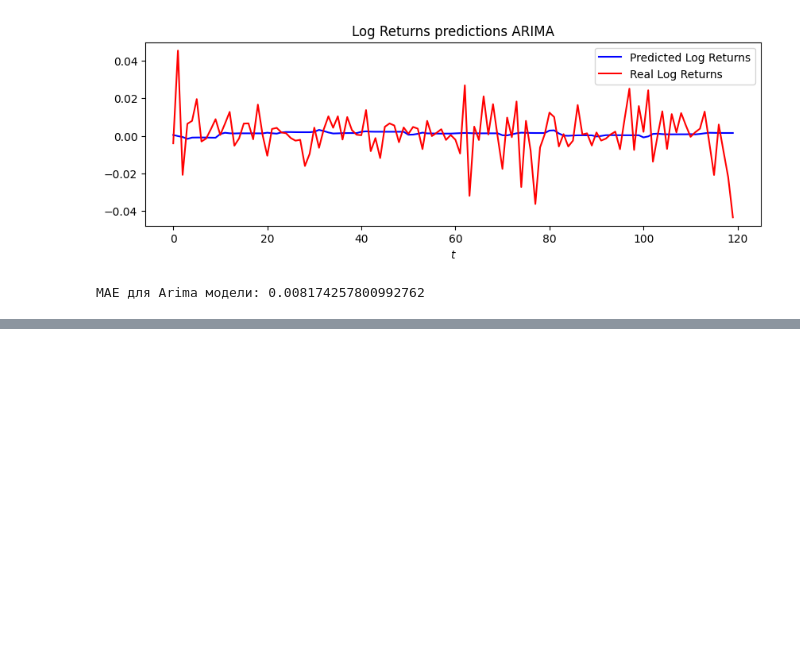
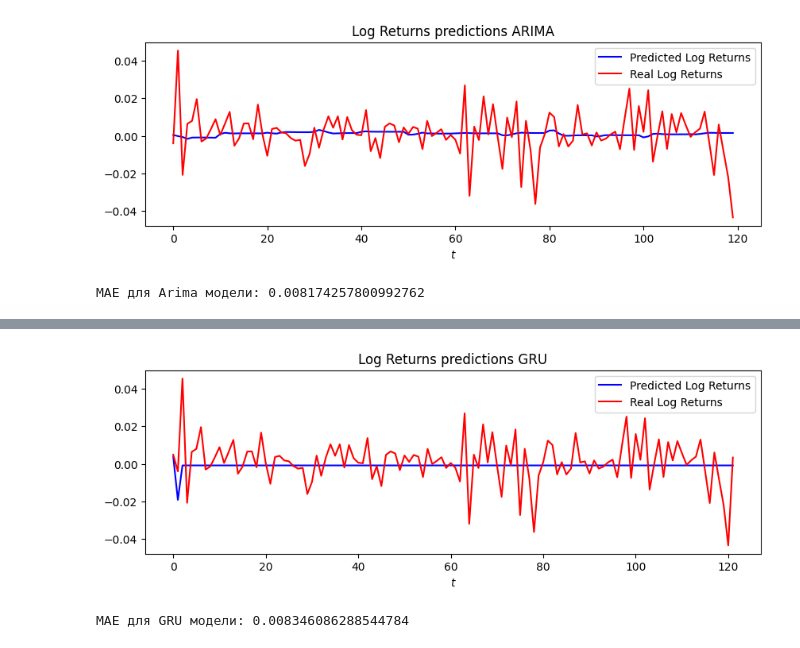
Before and after one commit to alkomarova/ReservoirStocks, a Jupyter notebook: simple_stock_prediction.ipynb, the cells around one changed output, grey strips where cells are left out. Drawn from its saved outputs; the diff is of its cells as text; code cells hidden in the pictures; blank space fills up the shorter version.

```diff
--- a/simple_stock_prediction.ipynb
+++ b/simple_stock_prediction.ipynb
@@ -111,0 +160,26 @@ MAE для Arima модели: 0.008174257800992762
+# %%
+%%capture
+from models.gru import GRUPredictions
+
+gru = GRUPredictions(data_array, window_size=100, forecast_size=3, test_size=0.1)
+Y_pred_gru = gru.get_predictions(opt=False)
+Y_test_gru = gru.Y_test_one_dim[:len(Y_pred_gru)]
+# %%
+import matplotlib.pyplot as plt
+
+plt.figure(figsize=(10, 3))
+plt.title("Log Returns predictions GRU")
+plt.xlabel("$t$")
+
+plt.plot(Y_pred_gru, label="Predicted Log Returns", color="blue")
+plt.plot(Y_test_gru, label="Real Log Returns", color="red")
+plt.legend()
+plt.show()
+# %% [output]
+[figure, added]
+# %%
+from sklearn import metrics
+mae = metrics.mean_absolute_error(Y_test_gru, Y_pred_gru)
+print('MAE для GRU модели:', mae)
+# %% [output]
+MAE для GRU модели: 0.008346086288544784
```
Also changed, not shown: parts of 11 cells of this notebook.
